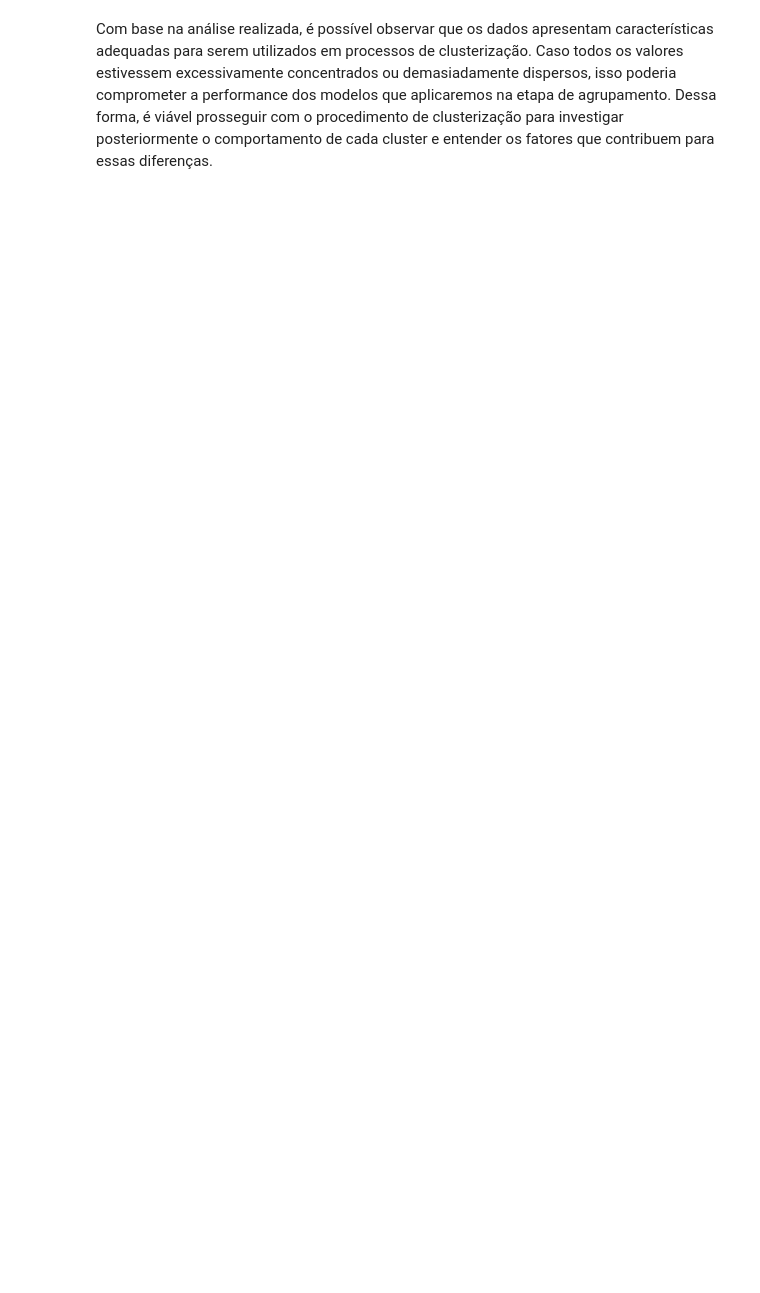
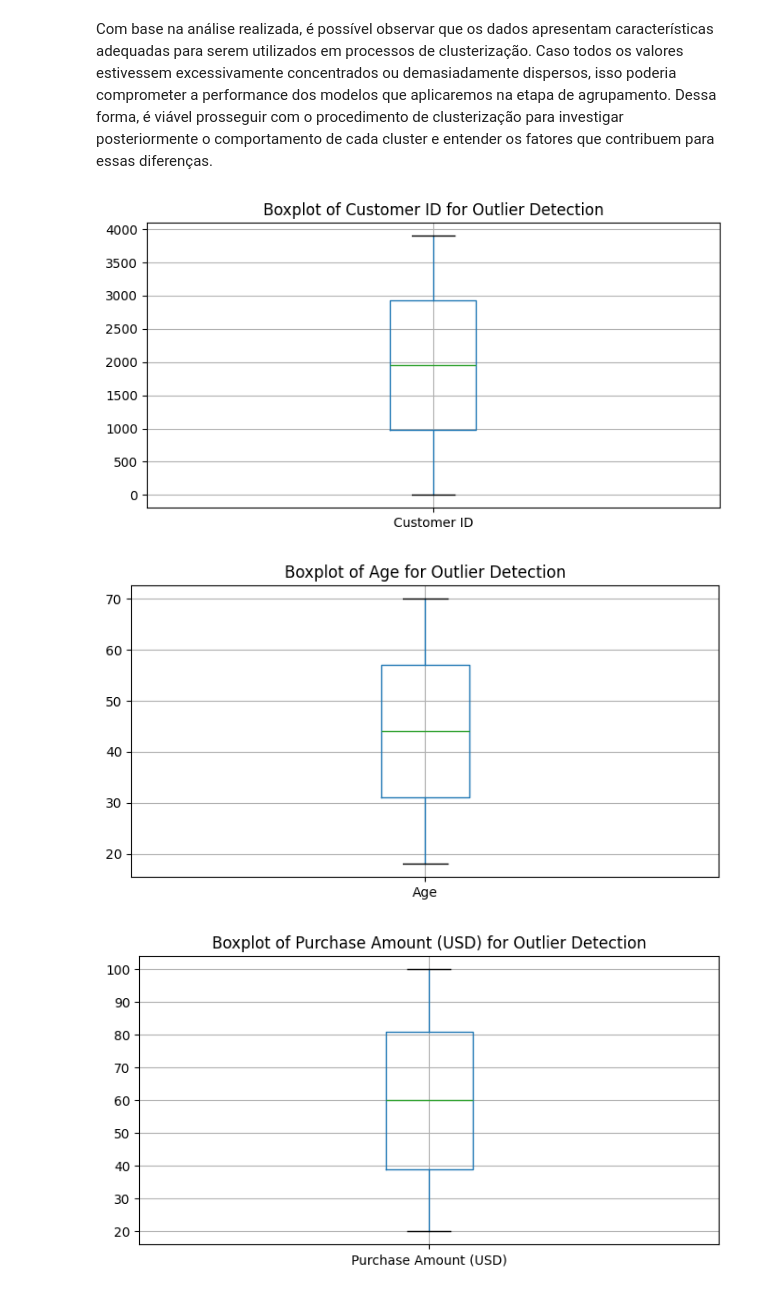
Before and after one commit to nicolasyassuda/aps-ecommerce-clustering, a Jupyter notebook: aps_analisys.ipynb, the cells around one changed output. Saved outputs shown, nothing was run; the diff lists cells and outputs as text; code cells hidden in the pictures; blank space fills up the shorter version.

```diff
--- a/aps_analisys.ipynb
+++ b/aps_analisys.ipynb
@@ -99,2 +128,13 @@ plt.show()
 # %% [markdown]
 Com base na análise realizada, é possível observar que os dados apresentam características adequadas para serem utilizados em processos de clusterização. Caso todos os valores estivessem excessivamente concentrados ou demasiadamente dispersos, isso poderia comprometer a performance dos modelos que aplicaremos na etapa de agrupamento. Dessa forma, é viável prosseguir com o procedimento de clusterização para investigar posteriormente o comportamento de cada cluster e entender os fatores que contribuem para essas diferenças.
+# %%
+# Presença de outliers
+for col in numerical_cols:
+    plt.figure(figsize=(8, 4))
+    df.boxplot(column=col)
+    plt.title(f'Boxplot of {col} for Outlier Detection')
+    plt.show()
+# %% [output]
+[figure, added]
+[figure, added]
+[figure, added]
```
Also changed, not shown: parts of 27 cells of this notebook, 2 other files.
